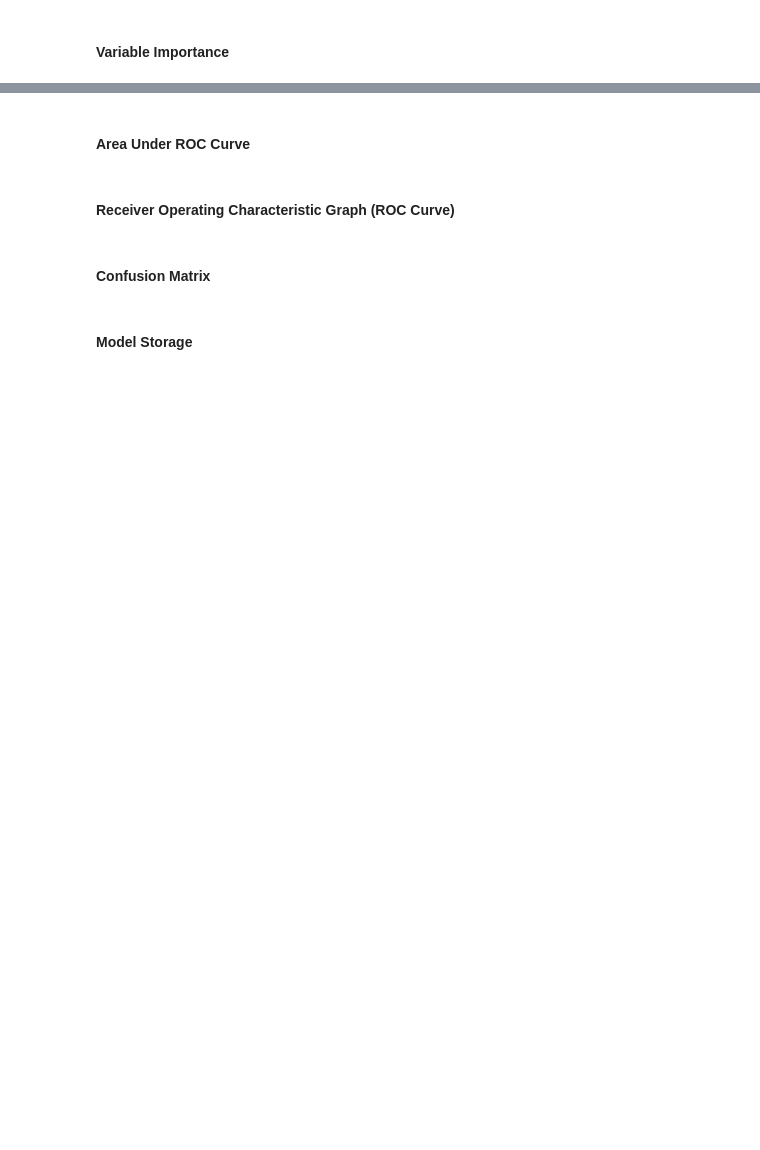
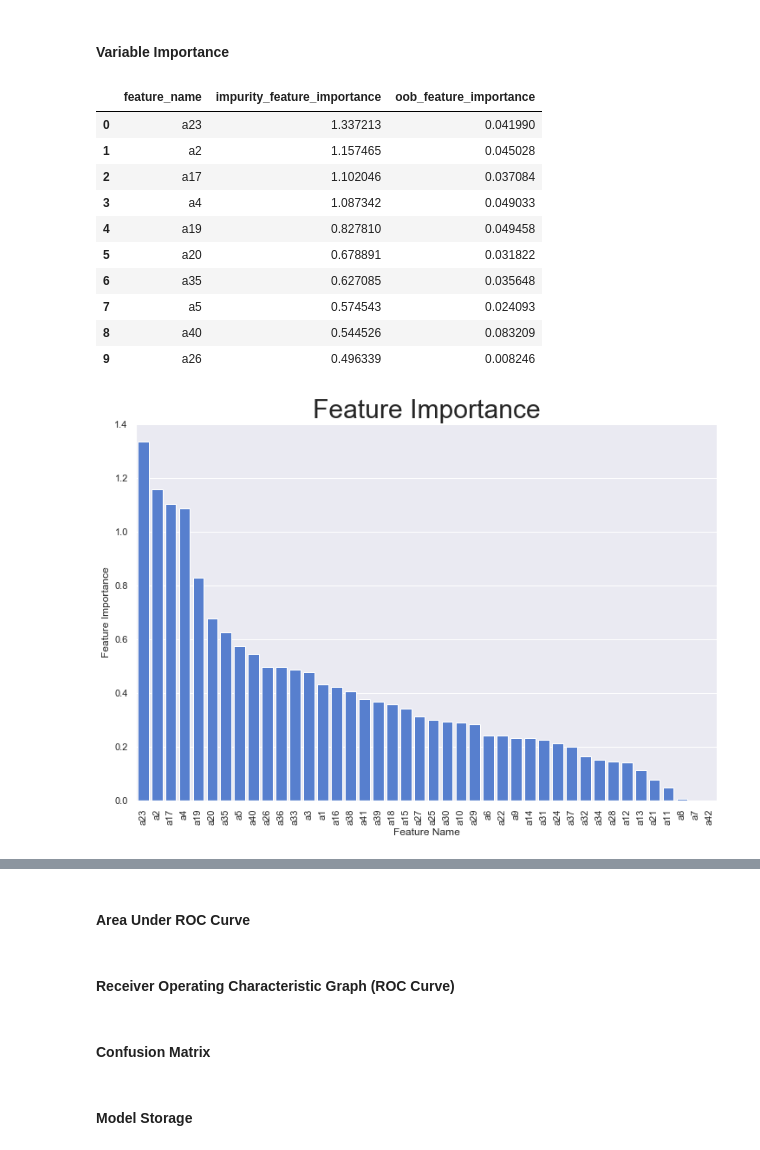
Before and after one commit to reductionista/madlib-site, a Jupyter notebook: community-artifacts/network_anomaly_v3.ipynb, the cells around one changed output, grey strips where cells are left out. Saved outputs shown, nothing was run; the diff lists cells and outputs as text; code cells hidden in the pictures; blank space fills up the shorter version.

Commit message:
Update Notebook with 92% accuracy run (on entire training dataset)

```diff
--- a/community-artifacts/network_anomaly_v3.ipynb
+++ b/community-artifacts/network_anomaly_v3.ipynb
@@ -231,3 +231,26 @@ Text(value=u'')
 Text(value=u'')
 *Leave blank for default values*
 [interactive output not drawn]
+# %%
+def bar_plot(data,title,x,xLabel,y,yLabel,color=None,xAxisRotation=90):
+
+    # Bar plot
+    pylab.rcParams['figure.figsize'] = (12, 8)
+    seq_col_brew = sns.color_palette("Blues_r", 1)
+    sns.color_palette(seq_col_brew)
+    if color != None:
+        plt = sns.barplot(x=x, y=y, data=data, color=color)
+    else:
+        plt = sns.barplot(x=x, y=y, data=data)
+
+    # titles
+    plt.set_title(title,fontsize=30)
+    plt.set_xlabel(xLabel,fontsize=12)
+    plt.set_ylabel(yLabel,fontsize=12)
+
+    # rotate x axis labels
+    for item in plt.get_xticklabels():
+        item.set_rotation(xAxisRotation)
+
+    # remove scientific notation
+    plt.ticklabel_format(style='plain', axis='y')
@@ -1340,0 +1581,13 @@ SELECT madlib.balance_sample(
+# %%
+%%sql
+DROP TABLE IF EXISTS balanced2_train, balanced2_test;
+SELECT madlib.train_test_split(
+                                'training_data_balanced2',    -- Source table
+                                'balanced2',            -- Output table
+                                0.8,       -- Sample proportion
+                                NULL,       -- Sample proportion
+                                NULL,       -- Strata definition
+                                NULL,       -- Columns to output
+                                FALSE,     -- Sample without replacement
+                                TRUE);    -- Do not separate output tables
+SELECT y,COUNT(*) FROM balanced2_train GROUP BY y;
@@ -1378,15 +1695,28 @@ df.head()
 <a id="rf_variable_importance"></a>
 #### Variable Importance
 # %%
-query = """
+query = """SET search_path=network_anomaly_run2, madlib;
     SELECT unnest(string_to_array(independent_varnames,',')) AS feature_name
           ,unnest(impurity_var_importance) AS impurity_feature_importance
           ,unnest(oob_var_importance) AS oob_feature_importance
-    FROM rf_model1_group l
-        ,rf_model1_summary r
+    FROM rf_model2_group l
+        ,rf_model2_summary r
     ORDER BY 2 DESC
 """
 
 df = query_gpdb(query)
 ipd.display(df.head(10))
 bar_plot(df,"Feature Importance","feature_name",'Feature Name',"impurity_feature_importance","Feature Importance", "#4378E2")
+# %% [output]
+|  | feature_name | impurity_feature_importance | oob_feature_importance |
+| 0 | a23 | 1.337213 | 0.041990 |
+| 1 | a2 | 1.157465 | 0.045028 |
+| 2 | a17 | 1.102046 | 0.037084 |
+| 3 | a4 | 1.087342 | 0.049033 |
+| 4 | a19 | 0.827810 | 0.049458 |
+| 5 | a20 | 0.678891 | 0.031822 |
+| 6 | a35 | 0.627085 | 0.035648 |
+| 7 | a5 | 0.574543 | 0.024093 |
+| 8 | a40 | 0.544526 | 0.083209 |
+| 9 | a26 | 0.496339 | 0.008246 |
+[figure, added]
```
Also changed, not shown: parts of 61 cells of this notebook, 1 other file.
